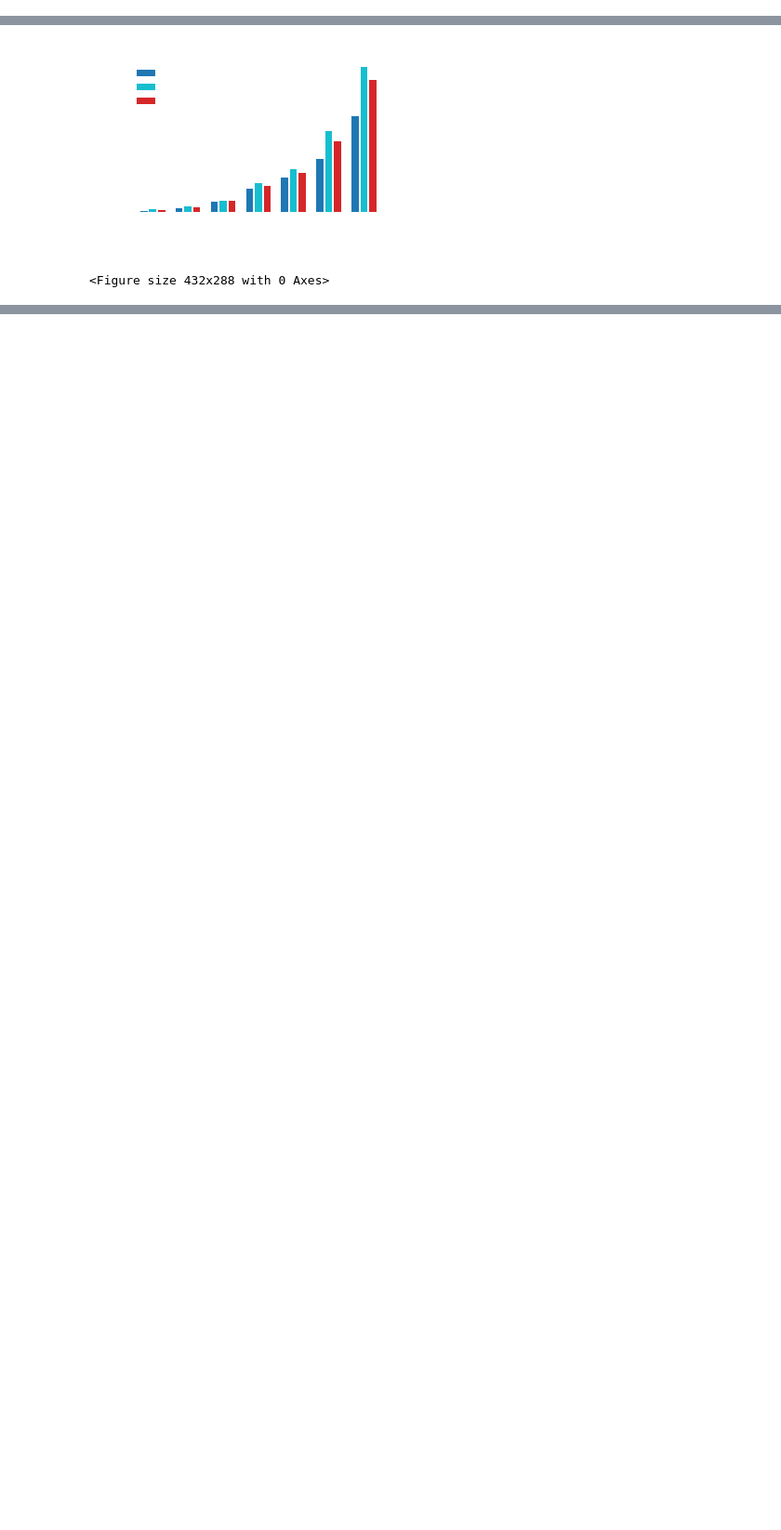
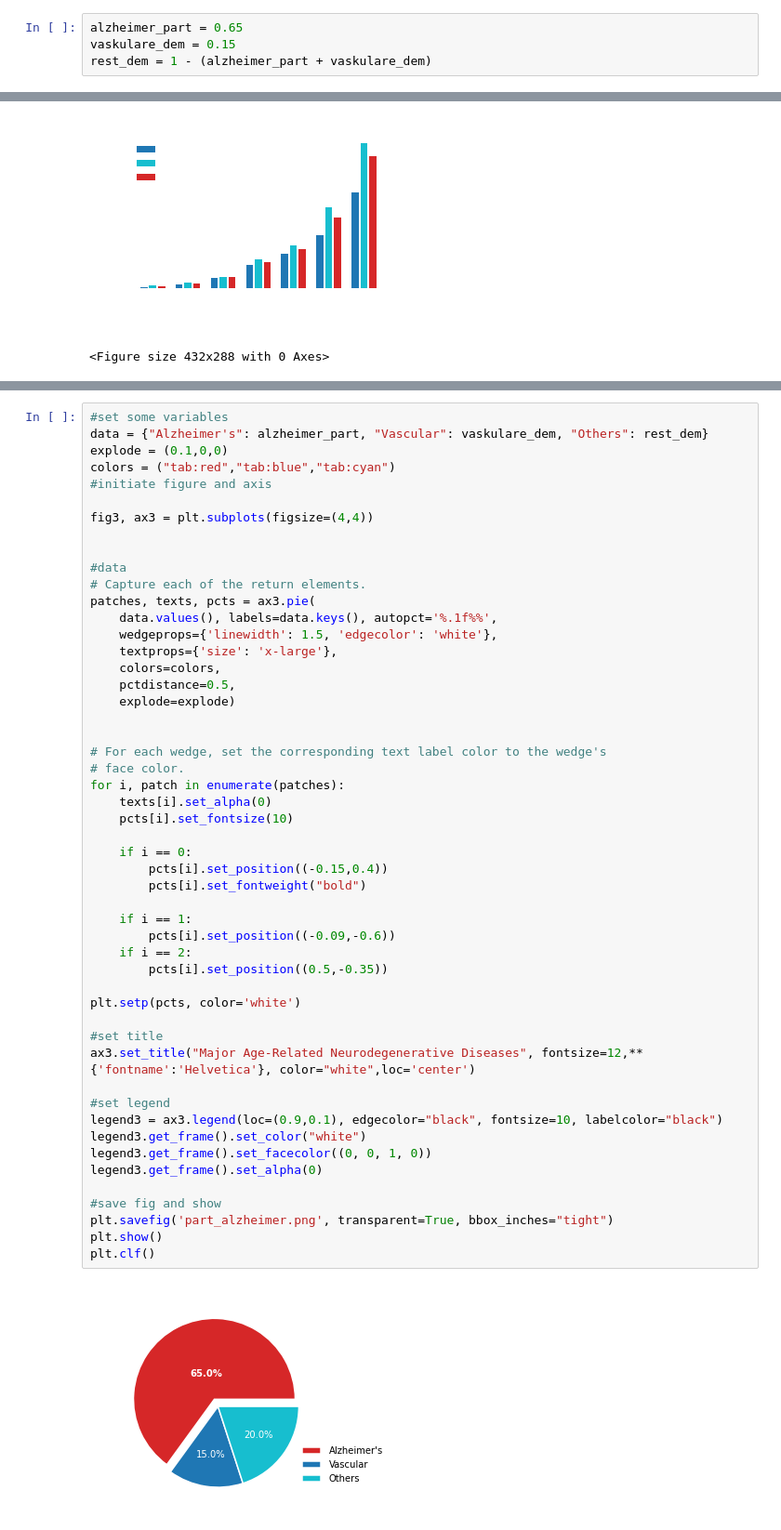
Before and after one commit to robert-kloepsch/alzheimer-classification, a Jupyter notebook: eda/intro_statistics/intro_statistics.ipynb, the cells around one changed output, grey strips where cells are left out. Shown at 93% size. Cells and saved outputs as stored; diff of their text form; blank space fills up the shorter version.

```diff
--- a/eda/intro_statistics/intro_statistics.ipynb
+++ b/eda/intro_statistics/intro_statistics.ipynb
@@ -43,3 +39,7 @@ list(female_prevalence.values())[-1]
+# %%
+alzheimer_part = 0.65
+vaskulare_dem = 0.15
+rest_dem = 1 - (alzheimer_part + vaskulare_dem)
 # %% [markdown]
 ### Prevalence in europe vs age
 # %%
@@ -174,0 +177,53 @@ plt.clf()
+# %%
+#set some variables
+data = {"Alzheimer's": alzheimer_part, "Vascular": vaskulare_dem, "Others": rest_dem}
+explode = (0.1,0,0)
+colors = ("tab:red","tab:blue","tab:cyan")
+#initiate figure and axis
+
+fig3, ax3 = plt.subplots(figsize=(4,4))
+
+
+#data
+# Capture each of the return elements.
+patches, texts, pcts = ax3.pie(
+    data.values(), labels=data.keys(), autopct='%.1f%%',
+    wedgeprops={'linewidth': 1.5, 'edgecolor': 'white'},
+    textprops={'size': 'x-large'},
+    colors=colors,
+    pctdistance=0.5,
+    explode=explode)
+
+
+# For each wedge, set the corresponding text label color to the wedge's
+# face color.
+for i, patch in enumerate(patches):
+    texts[i].set_alpha(0)
+    pcts[i].set_fontsize(10)
+
+    if i == 0:
+        pcts[i].set_position((-0.15,0.4))
+        pcts[i].set_fontweight("bold")
+
+    if i == 1:
+        pcts[i].set_position((-0.09,-0.6))
+    if i == 2:
+        pcts[i].set_position((0.5,-0.35))
+
+plt.setp(pcts, color='white')
+
+#set title
+ax3.set_title("Major Age-Related Neurodegenerative Diseases", fontsize=12,**{'fontname':'Helvetica'}, color="white",loc='center')
+
+#set legend
+legend3 = ax3.legend(loc=(0.9,0.1), edgecolor="black", fontsize=10, labelcolor="black")
+legend3.get_frame().set_color("white")
+legend3.get_frame().set_facecolor((0, 0, 1, 0))
+legend3.get_frame().set_alpha(0)
+
+#save fig and show
+plt.savefig('part_alzheimer.png', transparent=True, bbox_inches="tight")
+plt.show()
+plt.clf()
+# %% [output]
+[figure, added]
```
Also changed, not shown: parts of 5 cells of this notebook, 1 other file.
